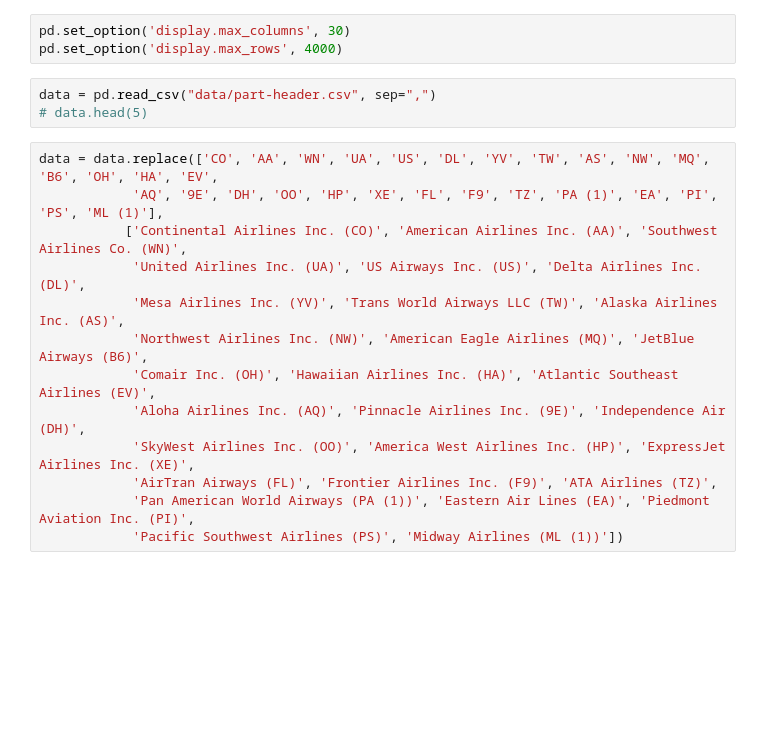
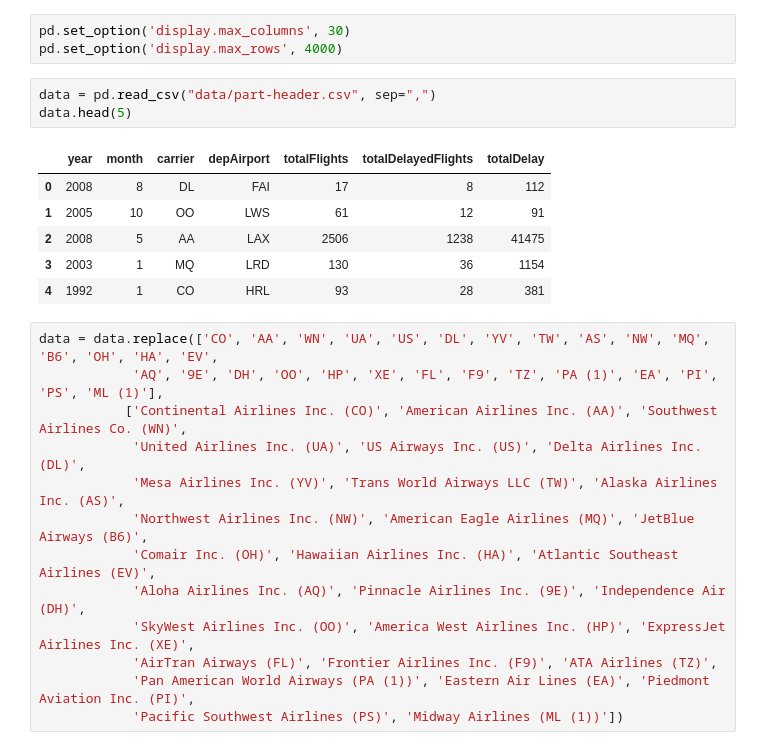
Before and after one commit to Mariliad/airline_statistics, a Jupyter notebook: python/Delayed_flights_per_carrier_over_time.ipynb, the cells around one changed output. Cells and saved outputs as stored; diff of their text form; blank space fills up the shorter version.

```diff
--- a/python/Delayed_flights_per_carrier_over_time.ipynb
+++ b/python/Delayed_flights_per_carrier_over_time.ipynb
@@ -8,7 +8,14 @@ pd.set_option('display.max_columns', 30)
 pd.set_option('display.max_rows', 4000)
 # %%
 data = pd.read_csv("data/part-header.csv", sep=",")
-# data.head(5)
+data.head(5)
+# %% [output]
+|  | year | month | carrier | depAirport | totalFlights | totalDelayedFlights | totalDelay |
+| 0 | 2008 | 8 | DL | FAI | 17 | 8 | 112 |
+| 1 | 2005 | 10 | OO | LWS | 61 | 12 | 91 |
+| 2 | 2008 | 5 | AA | LAX | 2506 | 1238 | 41475 |
+| 3 | 2003 | 1 | MQ | LRD | 130 | 36 | 1154 |
+| 4 | 1992 | 1 | CO | HRL | 93 | 28 | 381 |
 # %%
 data = data.replace(['CO', 'AA', 'WN', 'UA', 'US', 'DL', 'YV', 'TW', 'AS', 'NW', 'MQ', 'B6', 'OH', 'HA', 'EV',
             'AQ', '9E', 'DH', 'OO', 'HP', 'XE', 'FL', 'F9', 'TZ', 'PA (1)', 'EA', 'PI', 'PS', 'ML (1)'],
```
Also changed, not shown: parts of 7 cells of this notebook, 1 other file.
